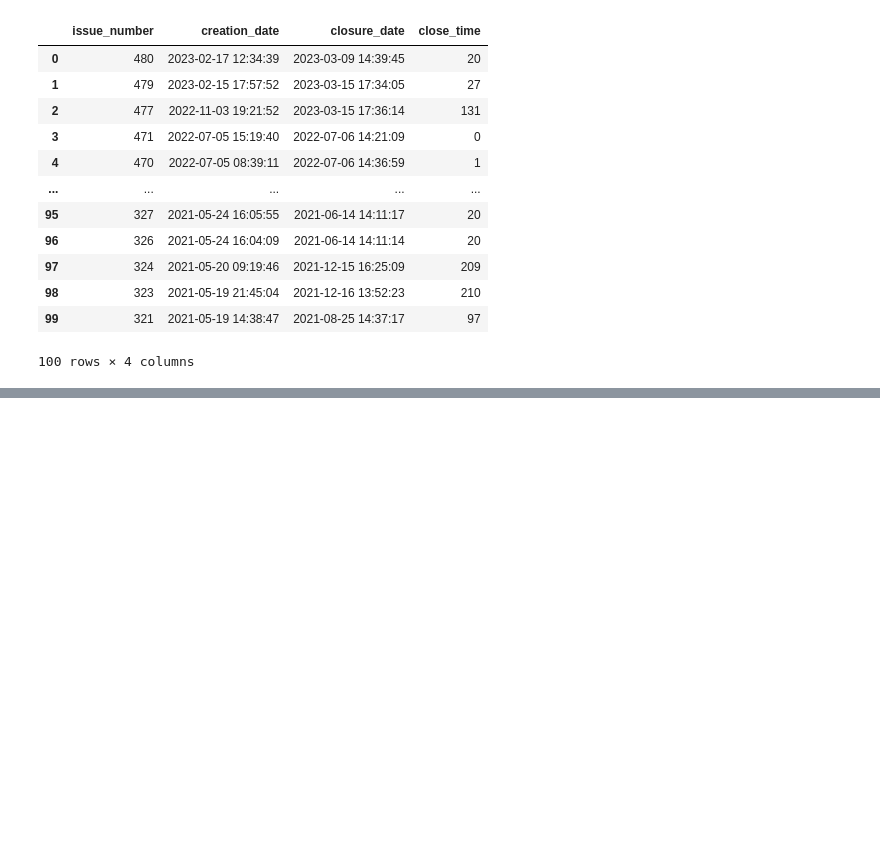
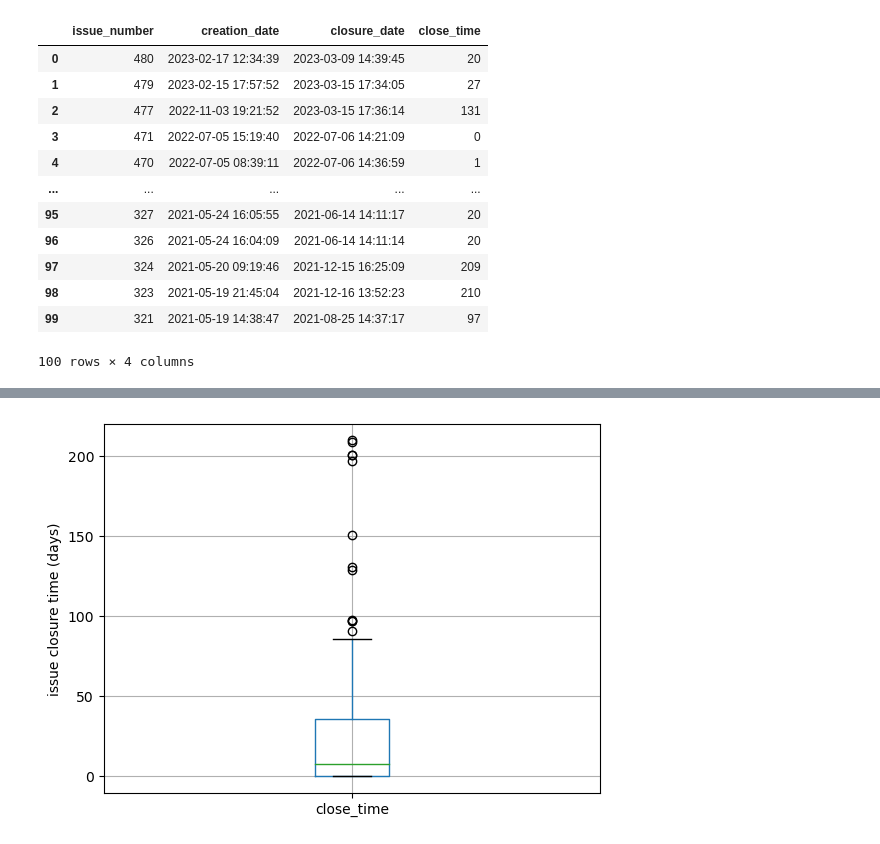
Before and after one commit to FlicAnderson/RSE-personas, a Jupyter notebook: code/github/notebooks/github.ipynb, the cells around one changed output, grey strips where cells are left out. Saved outputs shown, nothing was run; the diff lists cells and outputs as text; code cells hidden in the pictures; blank space fills up the shorter version.

Commit message:
add whisker plot to the notebook; expand on todo notes for issues code and defensive programming ideas

```diff
--- a/code/github/notebooks/github.ipynb
+++ b/code/github/notebooks/github.ipynb
@@ -619,0 +583,6 @@ DEFENSIVE PROGRAMMING TODO:
+# %%
+closed_issue_df.boxplot(column='close_time', grid=True)
+plt.ylabel("issue closure time (days)")# could use 'by=column' to groupby() eg. issue labels?
+plt.show()
+# %% [output]
+[figure, added]
```
Also changed, not shown: parts of 26 cells of this notebook.
